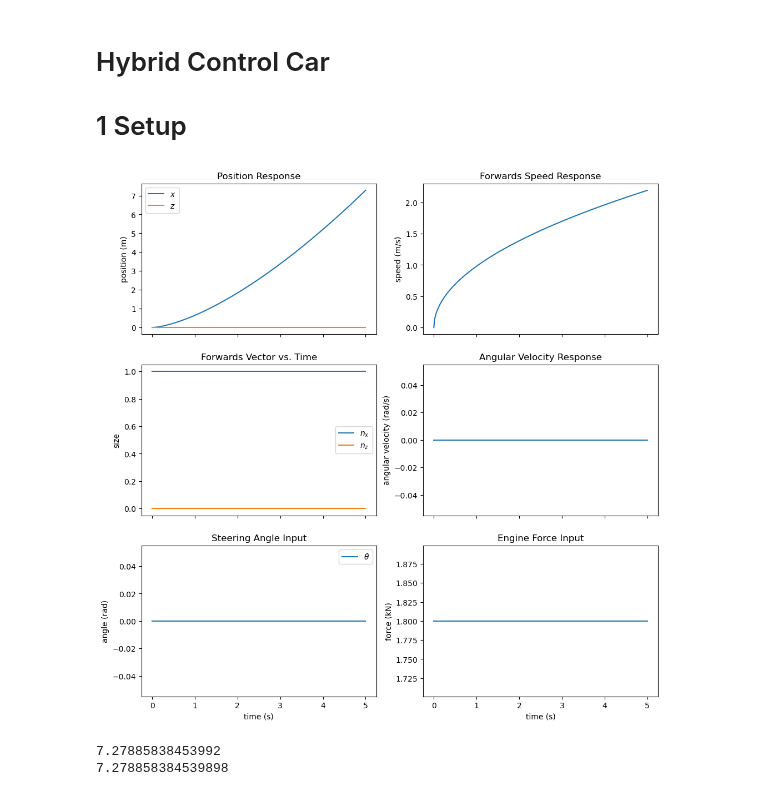
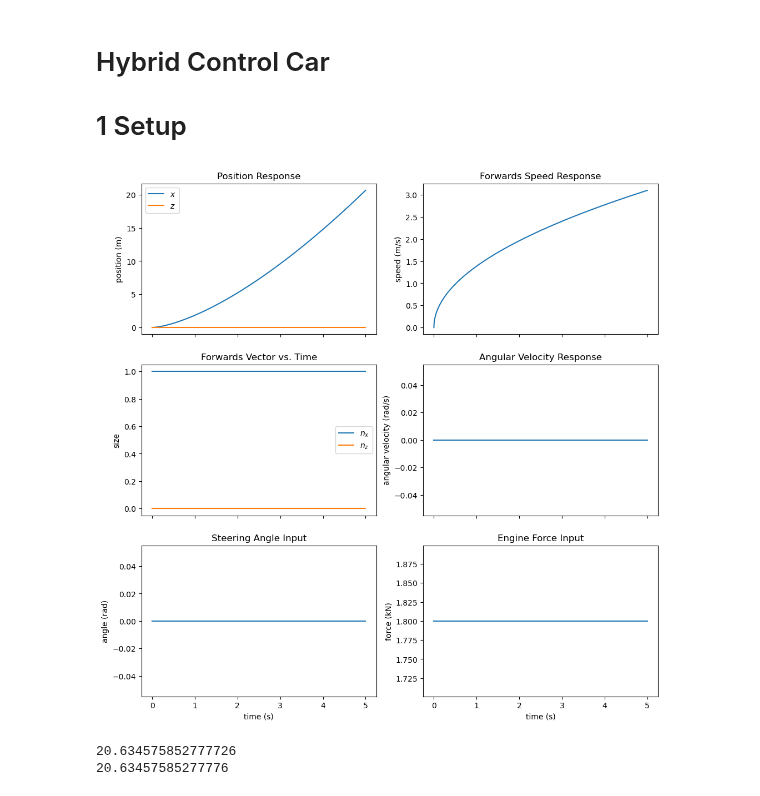
Before and after one commit to KylerLimata/hybrid-control-car, a Jupyter notebook: project2.ipynb, the cells around one changed output. Saved outputs shown, nothing was run; the diff lists cells and outputs as text; code cells hidden in the pictures.

Commit message:
Pass units per meter to sim
Fixes more issues with unit inaccuracies

```diff
--- a/project2.ipynb
+++ b/project2.ipynb
@@ -16,9 +16,10 @@ nstates = 6 # Number of states in the system
 
 params = {
     'm': 0.5, # kg
-    'hw': 0.3*units_per_meter, # m
-    'hh': 0.15*units_per_meter, # m
-    'dt': dt
+    'hw': 0.3, # m
+    'hh': 0.15, # m
+    'dt': dt,
+    'l': units_per_meter
 }
 # %%
 def plot_response(t, states, inputs):
@@ -27,7 +28,7 @@ def plot_response(t, states, inputs):
     nx = states[:, 2]
     nz = states[:, 3]
     v = states[:, 4]
-    w = states[:, 5]*hz
+    w = states[:, 5]
 
     Fe = inputs[:, 0]/1000.0
     theta = inputs[:, 1]
@@ -59,33 +60,32 @@ def plot_response(t, states, inputs):
     axs[4].set_title("Steering Angle Input")
     axs[4].set_xlabel("time (s)")
     axs[4].set_ylabel("angle (rad)")
-    axs[4].legend()
 
     axs[5].plot(t, Fe)
     axs[5].set_title("Engine Force Input")
     axs[5].set_xlabel("time (s)")
     axs[5].set_ylabel("force (kN)")
 # %%
-nsteps_test = 5*hz
+nsteps_test = 10*hz
 
 test_inputs = np.vstack((
     1.8*np.ones(nsteps_test),
     0.0*np.ones(nsteps_test)
 )).T
 test_states = np.zeros((nsteps_test, nstates))
 phi0 = 0
 x0 = np.array([0.0, 0.0, np.cos(phi0), np.sin(phi0), 0.0, 0.0])
 
 for t in range(nsteps_test):
     u = test_inputs[t, :]
     u[0] = u[0]*1000
     x = hcc.simulate(x0, u, params)
     test_states[t, :] = x0
     x0 = x
 
 plot_response(np.linspace(0, 5, nsteps_test), test_states, test_inputs)
 # %% [output]
-[figure, old version]
+[figure, new version]
 # %%
 x_true = np.zeros(nsteps_test)
 xi = 0.0
@@ -97,5 +97,5 @@ for t in range(nsteps_test):
 print(x_true[-1])
 print(test_states[-1, 0])
 # %% [output]
-7.27885838453992
-7.278858384539898
+20.634575852777726
+20.63457585277776
```
Also changed, not shown: 1 other file.
